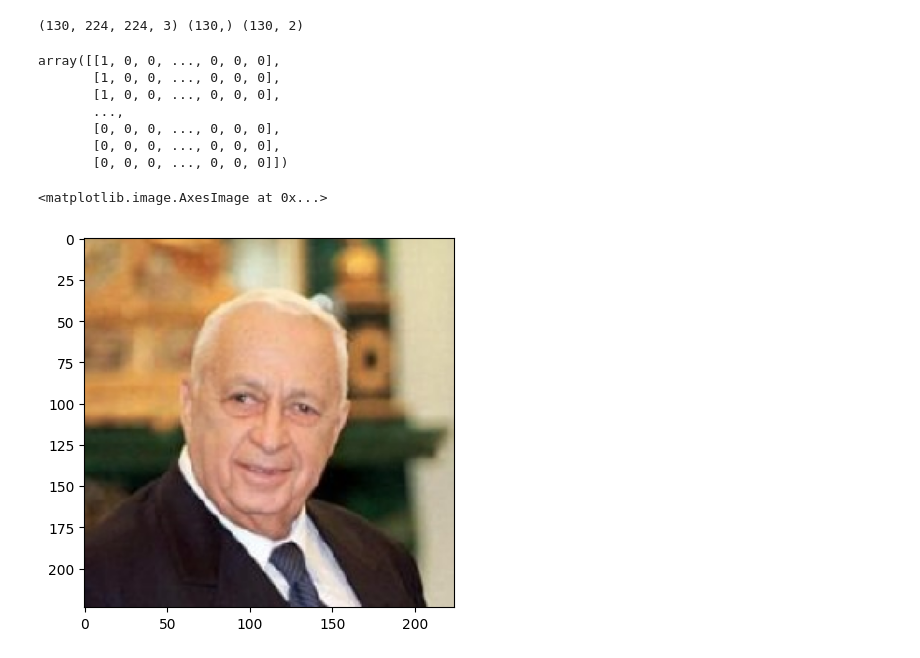
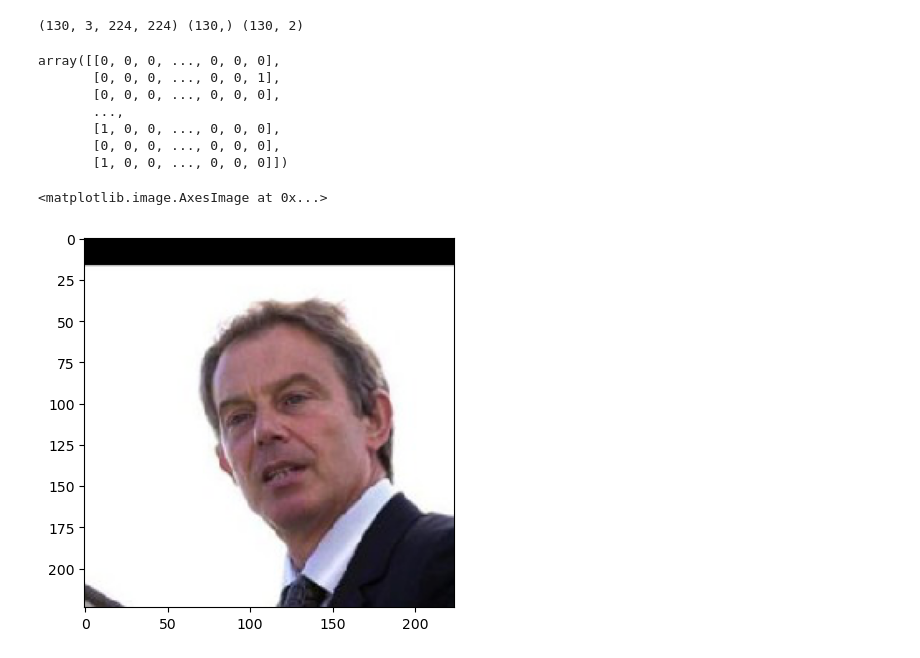
Before and after one commit to AYUSHs799/Smart_Face_Identifier, a Jupyter notebook: data/Dataset_Builder.ipynb, the cells around one changed output. Drawn from its saved outputs; the diff is of its cells as text; code cells hidden in the pictures.

```diff
--- a/data/Dataset_Builder.ipynb
+++ b/data/Dataset_Builder.ipynb
@@ -31,6 +31,8 @@ for file in os.listdir(folder):
     photo = img_to_array(photo)
 
     # Stroring images and labels
+    # print(photo, name)
+    photo = photo.reshape(3,224,224)
     photos.append(photo)
     labels.append(name)
     Dataset.append([photo, name])
@@ -38,12 +40,12 @@ for file in os.listdir(folder):
 # convert to a numpy arrays
 photos = np.asarray(photos,dtype='int')
 # photos.reshape(photos.shape[0], 3 , 200, 200)
-labels = np.asarray(labels, dtype='object')
+labels = np.asarray(labels, dtype=object)
 Dataset = np.asarray(Dataset, dtype=object)
 
 print(photos.shape, labels.shape, Dataset.shape)
 # %% [output]
-(130, 224, 224, 3) (130,) (130, 2)
+(130, 3, 224, 224) (130,) (130, 2)
 # %%
 # One hot encoding of labels
 # Converting labels to integers as sklearns one hot encoder cannot work with strings
@@ -57,13 +59,13 @@ encoded_labels = onehot_encoder.fit_transform(integer_encoded)
 encoded_labels = np.asarray(encoded_labels, dtype='int')
 encoded_labels
 # %% [output]
-array([[1, 0, 0, ..., 0, 0, 0],
+array([[0, 0, 0, ..., 0, 0, 0],
+       [0, 0, 0, ..., 0, 0, 1],
+       [0, 0, 0, ..., 0, 0, 0],
+       ...,
        [1, 0, 0, ..., 0, 0, 0],
-       [1, 0, 0, ..., 0, 0, 0],
-       ...,
        [0, 0, 0, ..., 0, 0, 0],
-       [0, 0, 0, ..., 0, 0, 0],
-       [0, 0, 0, ..., 0, 0, 0]])
+       [1, 0, 0, ..., 0, 0, 0]])
 # %%
 np.save('Images.npy', photos)
 np.save('Labels.npy', encoded_labels)
@@ -71,7 +73,7 @@ np.save('Dataset.npy', Dataset)
 # %%
 import matplotlib.pyplot as plt
 # %%
-plt.imshow(photos[0])
+plt.imshow(photos[0].reshape(224,224,3))
 # %% [output]
 <matplotlib.image.AxesImage at 0x...>
-[figure, old version]
+[figure, new version]
```
